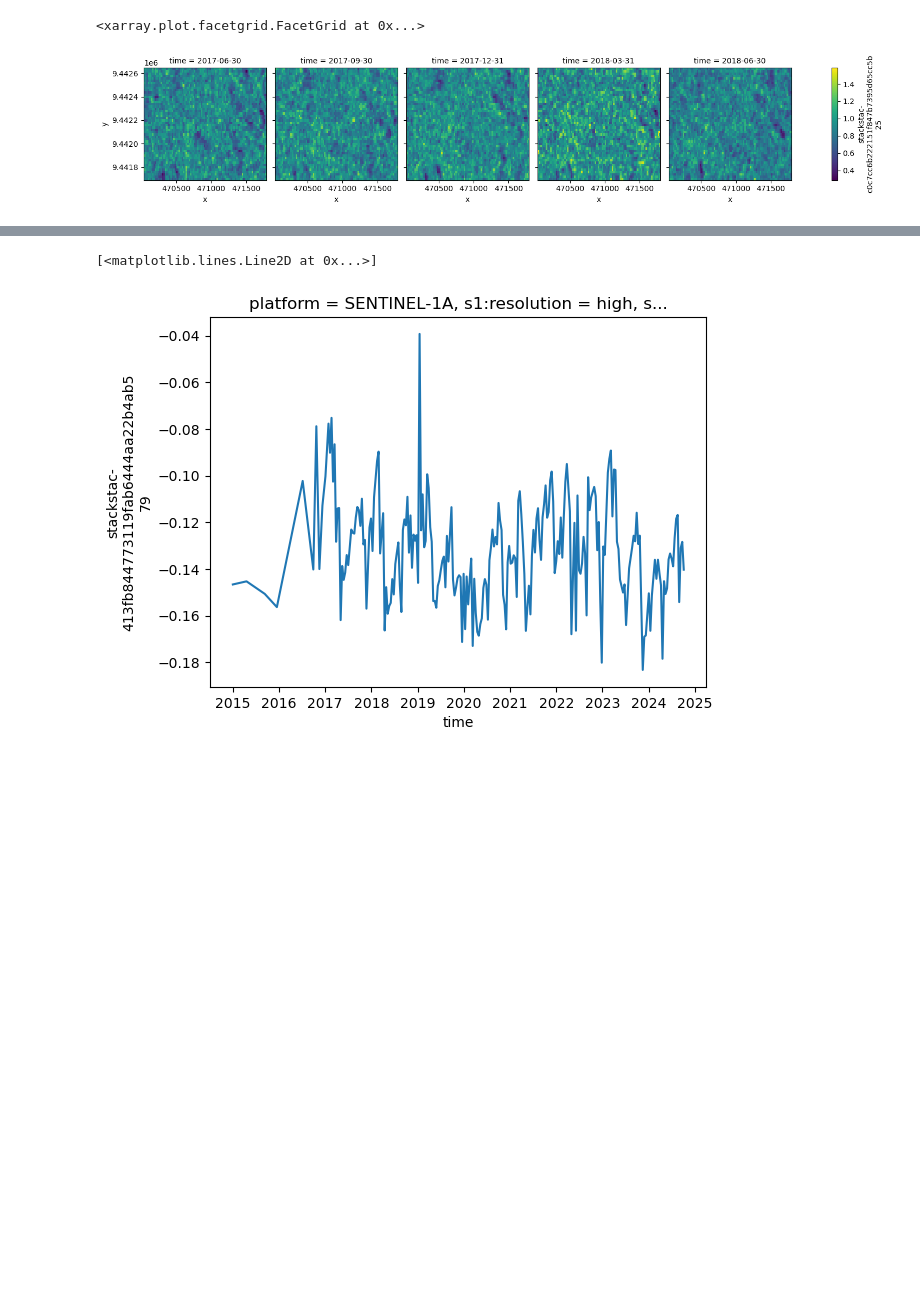
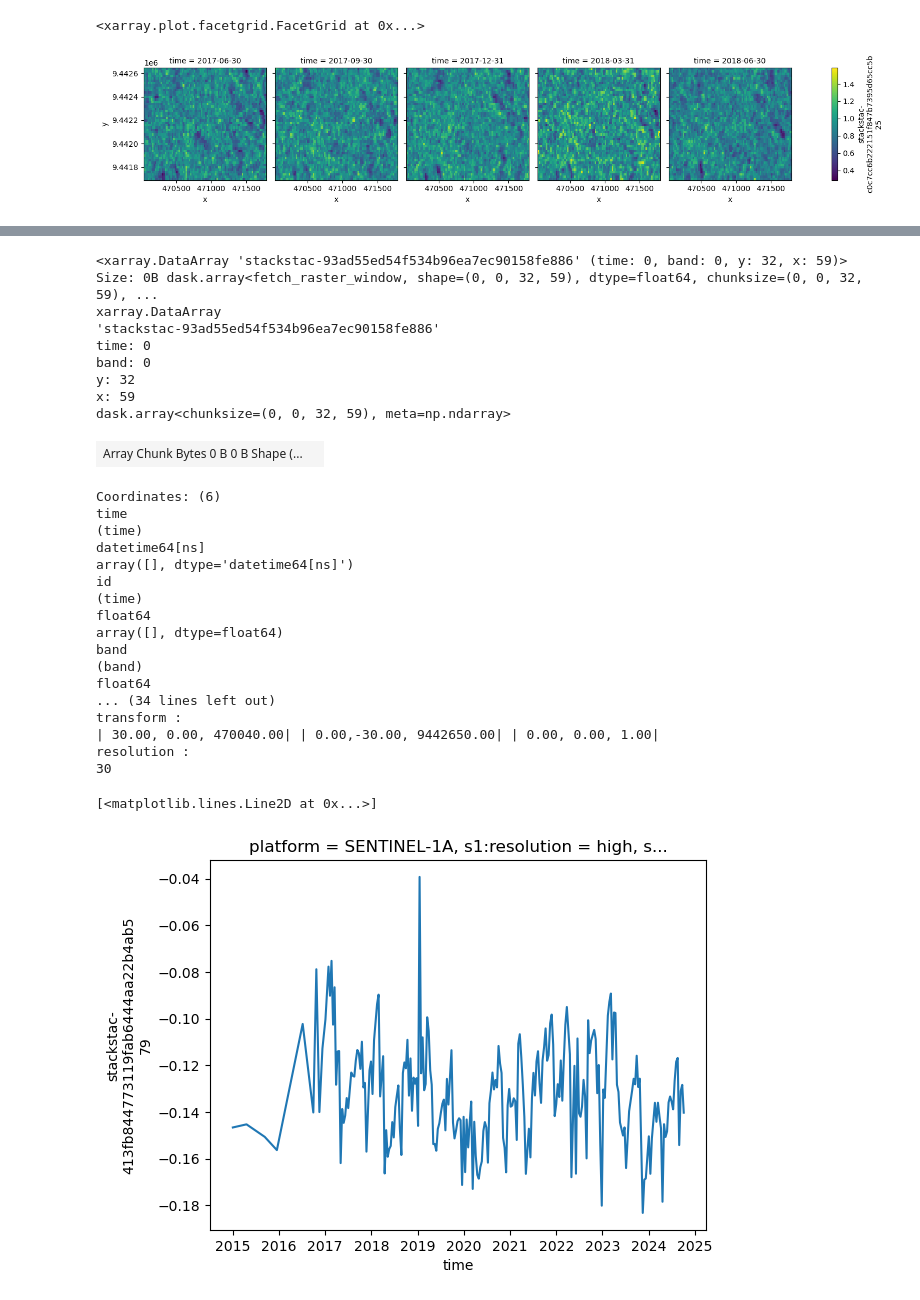
Before and after one commit to adlai-nelson/geog313-final-project, a Jupyter notebook: analysis.ipynb, the cells around one changed output, grey strips where cells are left out. Saved outputs shown, nothing was run; the diff lists cells and outputs as text; code cells hidden in the pictures; blank space fills up the shorter version.

```diff
--- a/analysis.ipynb
+++ b/analysis.ipynb
@@ -130,3 +85,76 @@ stack
+# %%
+import xarray as xr
+import rioxarray as rxr
+import numpy as np
+import stackstac
+import os
+import leafmap
+import requests
+from tqdm import tqdm
+import pystac_client
+import planetary_computer
+from matplotlib import pyplot as plt
+catalog = pystac_client.Client.open(
+    "https://planetarycomputer.microsoft.com/api/stac/v1",
+    modifier=planetary_computer.sign_inplace,
+)
+
+search = catalog.search(
+    collections=['landsat-8-c2-l2'],
+    bbox=aoi,
+    datetime='2015-01-01/2015-12-31'
+)
+
+items = search.get_all_items()
+stack = stackstac.stack(items,
+                        assets=['SR_B4', 'SR_B5', 'QA_PIXEL'],
+                        epsg=32737,
+                        resolution=30,
+                        bounds_latlon=aoi,
+                       )
+
+# mask_bitfields = [1, 2, 3, 4]  # dilated cloud, cirrus, cloud, cloud shadow
+# bitmask = 0
+# for field in mask_bitfields:
+#     bitmask |= 1 << field
+
+# bin(bitmask)
+
+# qa = stack.sel(band="QA_PIXEL").astype("uint16")
+# mask = qa & bitmask  # just look at those 4 bits
+
+# cloud_free_stack = stack.where(mask == 0)
+
+# sampled = cloud_free_stack.resample(time="1Q").median("time")
+
+stack
+# %% [output]
+<xarray.DataArray 'stackstac-93ad55ed54f534b96ea7ec90158fe886' (time: 0, band: 0, y: 32, x: 59)> Size: 0B dask.array<fetch_raster_window, shape=(0, 0, 32, 59), dtype=float64, chunksize=(0, 0, 32, 59), ...
+xarray.DataArray
+'stackstac-93ad55ed54f534b96ea7ec90158fe886'
+time: 0
+band: 0
+y: 32
+x: 59
+dask.array<chunksize=(0, 0, 32, 59), meta=np.ndarray>
+| Array Chunk Bytes 0 B 0 B Shape (... |  |
+Coordinates: (6)
+time
+(time)
+datetime64[ns]
+array([], dtype='datetime64[ns]')
+id
+(time)
+float64
+array([], dtype=float64)
+band
+(band)
+float64
+... (34 lines left out)
+transform :
+| 30.00, 0.00, 470040.00| | 0.00,-30.00, 9442650.00| | 0.00, 0.00, 1.00|
+resolution :
+30
 # %%
 tsmean = index.mean(dim = ['y', 'x'], skipna = True)
 
```
Also changed, not shown: parts of 6 cells of this notebook.
